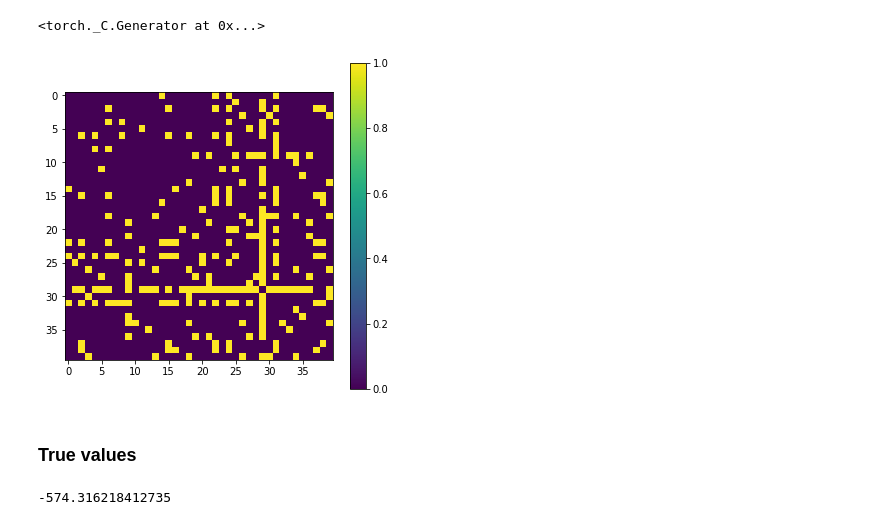
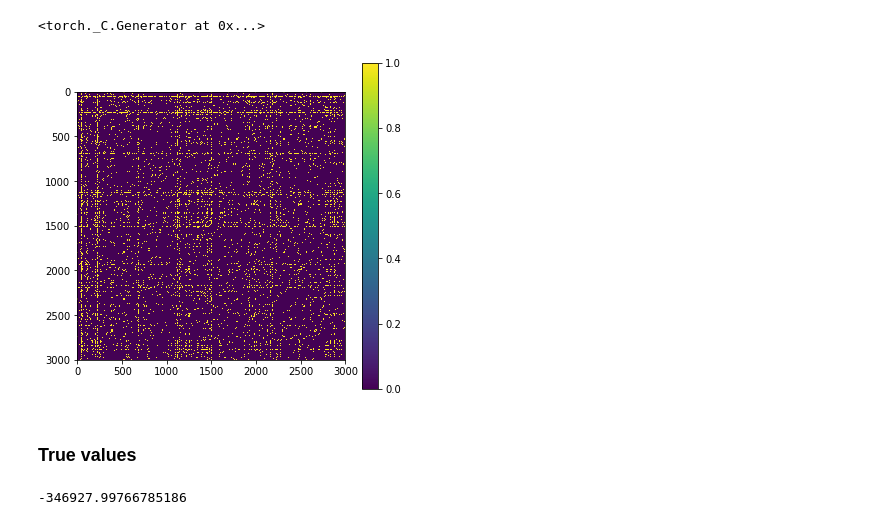
Before and after one commit to mozzhorin/VIRGMo, a Jupyter notebook: playground/hrg_param_search.ipynb, the cells around one changed output. Drawn from its saved outputs; the diff is of its cells as text; code cells hidden in the pictures.

```diff
--- a/playground/hrg_param_search.ipynb
+++ b/playground/hrg_param_search.ipynb
@@ -12,12 +11,13 @@ logit = lambda x: (x/(1-x)).log()
 # %%
-N = 40
-R = torch.tensor([6.0]).double()
-alpha = .55
-T = 0.1
+N = 3000
+R = torch.tensor([8.0]).double()
+alpha = torch.tensor([0.7]).double()
+T = torch.tensor([0.1]).double()
 
 G = HRG(R=R, alpha=alpha, T=T)
 r, theta, A = G.generate(N)
+r, theta, A = r.float(), theta.float(), A.float()
 G.show()
 #G.plot()
 # %% [output]
-[figure, old version]
+[figure, new version]
@@ -47,7 +24,7 @@ def lh(r_loc_init, phi_loc_init, R,T,alpha):
 # %% [markdown]
 ### True values
-# %%
-lh(r_loc_init, phi_loc_init, R, T , alpha)
-# %% [output]
--574.316218412735
+# %%
+hrg_likelihood(A, r, theta, R, T, alpha, debug=False)
+# %% [output]
+-346927.99766785186
 # %%
```
Also changed, not shown: parts of 19 cells of this notebook, 30 other files.
